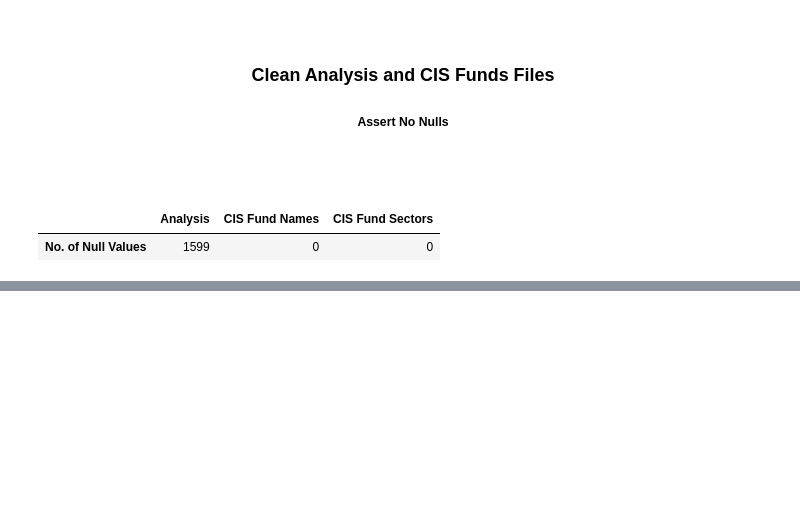
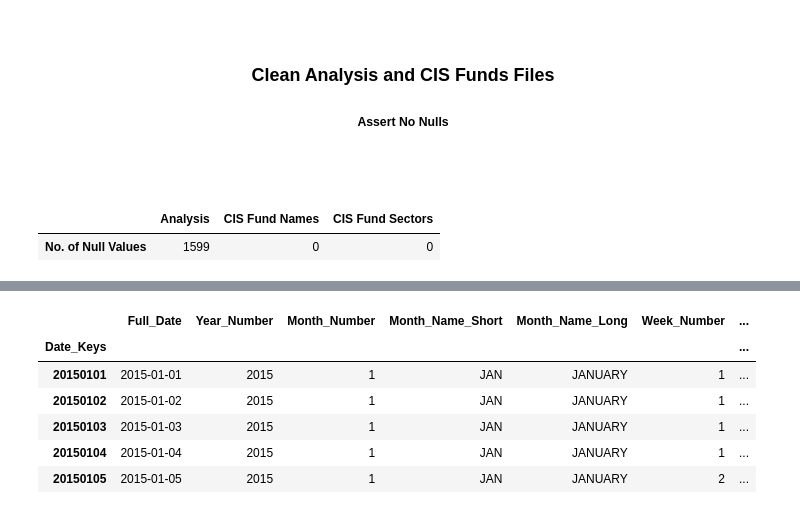
Before and after one commit to MondeAnna/data-ingestion, a Jupyter notebook: notebook/data_ingestion_prep_asisa_flows.ipynb, the cells around one changed output, grey strips where cells are left out. Cells and saved outputs as stored; diff of their text form; code cells hidden in the pictures; blank space fills up the shorter version.

```diff
--- a/notebook/data_ingestion_prep_asisa_flows.ipynb
+++ b/notebook/data_ingestion_prep_asisa_flows.ipynb
@@ -893,0 +933,6 @@ pd.DataFrame(
+# %%
+star_schema = FlowStarSchema(
+    analysis=analysis,
+    cis_funds_fund_data=cis_funds_fund_data,
+    cis_funds_sector_data=cis_funds_sector_data,
+)
@@ -893,0 +964,10 @@ pd.DataFrame(
+# %%
+star_schema.dimensions.date.iloc[:5, :8]
+# %% [output]
+|  | Full_Date | Year_Number | Month_Number | Month_Name_Short | Month_Name_Long | Week_Number | ... |
+| Date_Keys |  |  |  |  |  |  | ... |
+| 20150101 | 2015-01-01 | 2015 | 1 | JAN | JANUARY | 1 | ... |
+| 20150102 | 2015-01-02 | 2015 | 1 | JAN | JANUARY | 1 | ... |
+| 20150103 | 2015-01-03 | 2015 | 1 | JAN | JANUARY | 1 | ... |
+| 20150104 | 2015-01-04 | 2015 | 1 | JAN | JANUARY | 1 | ... |
+| 20150105 | 2015-01-05 | 2015 | 1 | JAN | JANUARY | 2 | ... |
```
Also changed, not shown: parts of 23 cells of this notebook, 1 other file.
